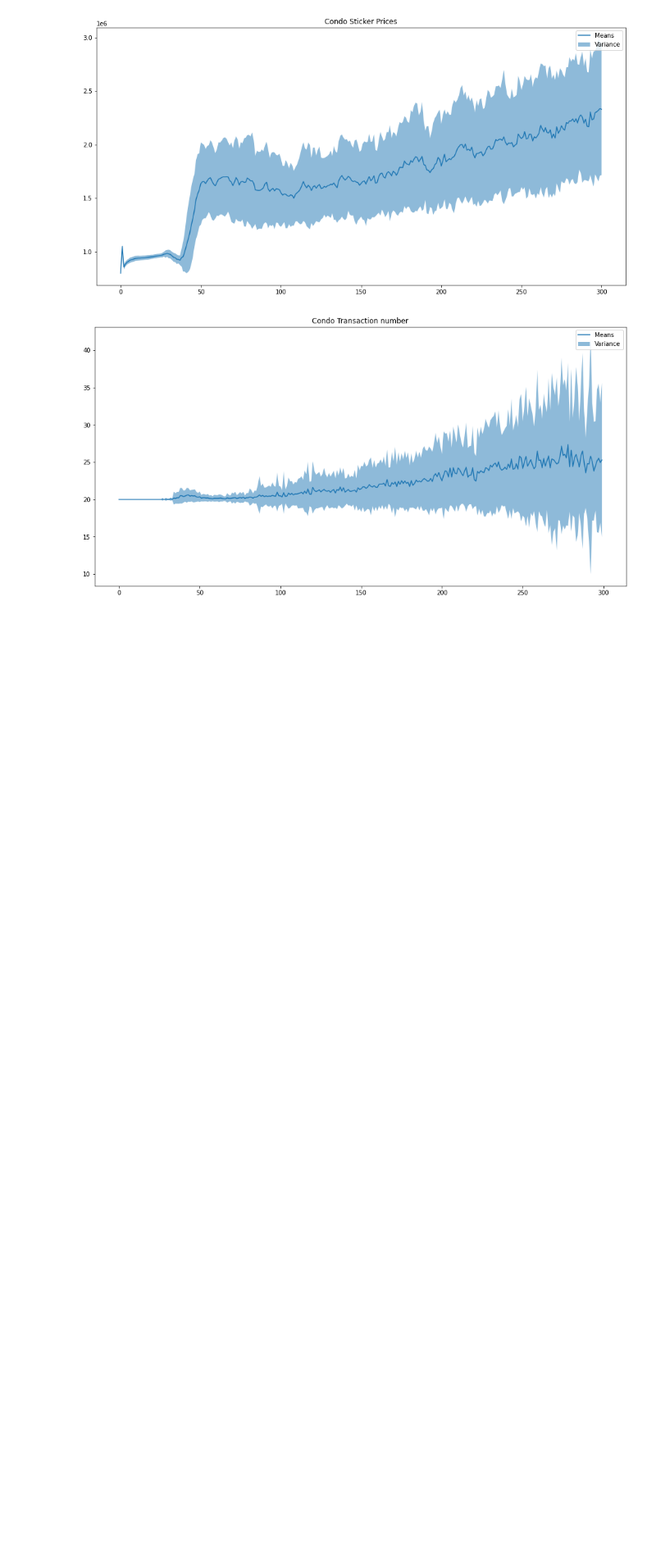
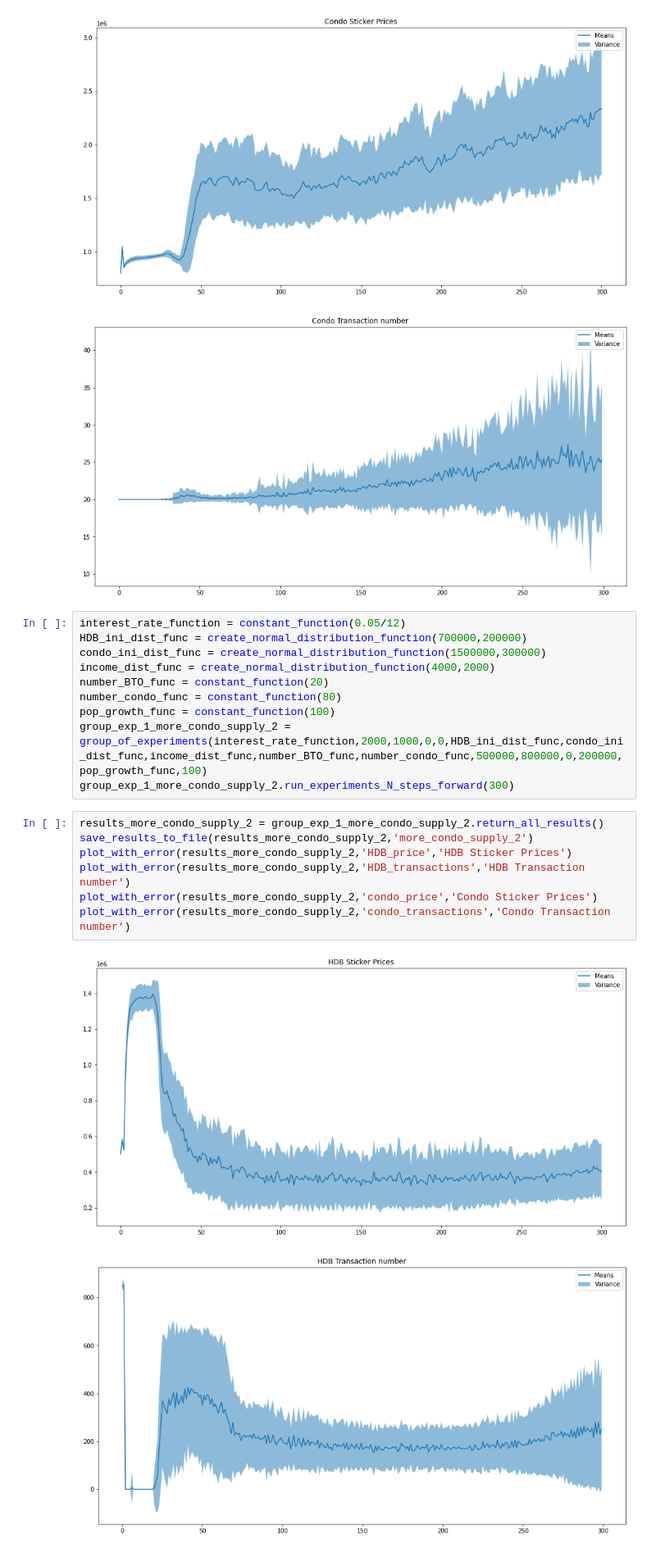
Before and after one commit to tmog123/RandomAnalysis, a Jupyter notebook: ABM_housing_4agents.ipynb, the cells around one changed output. Shown at 82% size. Drawn from its saved outputs; the diff is of its cells as text; blank space fills up the shorter version.

```diff
--- a/ABM_housing_4agents.ipynb
+++ b/ABM_housing_4agents.ipynb
@@ -683,3 +684,23 @@ plot_with_error(results_more_BTO_supply,'condo_transactions','Condo Transaction
 [figure]
 [figure]
 [figure]
+# %%
+interest_rate_function = constant_function(0.05/12)
+HDB_ini_dist_func = create_normal_distribution_function(700000,200000)
+condo_ini_dist_func = create_normal_distribution_function(1500000,300000)
+income_dist_func = create_normal_distribution_function(4000,2000)
+number_BTO_func = constant_function(20)
+number_condo_func = constant_function(80)
+pop_growth_func = constant_function(100)
+group_exp_1_more_condo_supply_2 = group_of_experiments(interest_rate_function,2000,1000,0,0,HDB_ini_dist_func,condo_ini_dist_func,income_dist_func,number_BTO_func,number_condo_func,500000,800000,0,200000,pop_growth_func,100)
+group_exp_1_more_condo_supply_2.run_experiments_N_steps_forward(300)
+# %%
+results_more_condo_supply_2 = group_exp_1_more_condo_supply_2.return_all_results()
+save_results_to_file(results_more_condo_supply_2,'more_condo_supply_2')
+plot_with_error(results_more_condo_supply_2,'HDB_price','HDB Sticker Prices')
+plot_with_error(results_more_condo_supply_2,'HDB_transactions','HDB Transaction number')
+plot_with_error(results_more_condo_supply_2,'condo_price','Condo Sticker Prices')
+plot_with_error(results_more_condo_supply_2,'condo_transactions','Condo Transaction number')
+# %% [output]
+[figure, added]
+[figure, added]
```
Also changed, not shown: parts of 3 cells of this notebook, 1 other file.
